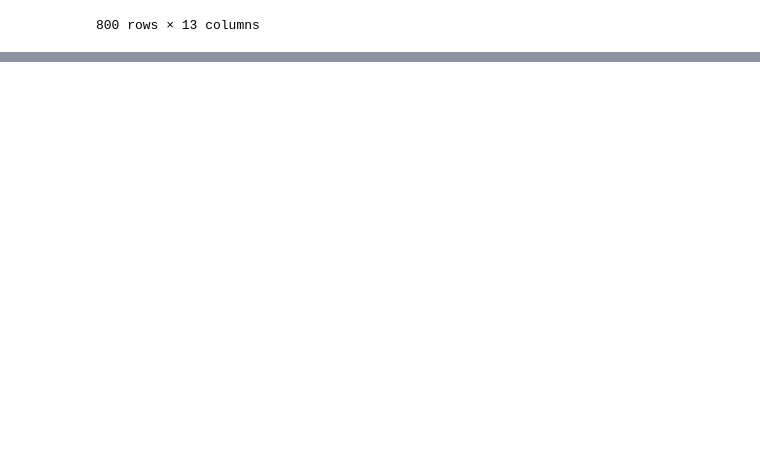
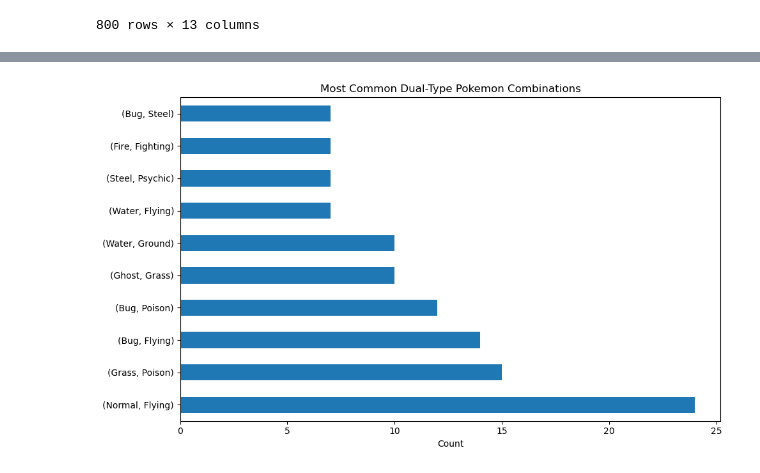
Before and after one commit to przemekrn/Pokemon_Analysis, a Jupyter notebook: PokemonProject-checkpoint.ipynb, the cells around one changed output, grey strips where cells are left out. Saved outputs shown, nothing was run; the diff lists cells and outputs as text; code cells hidden in the pictures; blank space fills up the shorter version.

```diff
--- a/PokemonProject-checkpoint.ipynb
+++ b/PokemonProject-checkpoint.ipynb
@@ -47,0 +138,16 @@ plt.show()
+# %%
+# Count the number of Pokemon with each type combination
+type_combinations = pokemon_df[['Type 1', 'Type 2']].dropna().apply(tuple, axis=1).value_counts()
+sorted_combinations = type_combinations.sort_values(ascending=False)
+# Select the top 20 most common type combinations
+top_combinations = sorted_combinations.head(10)
+# %%
+# Create a horizontal bar plot to visualize the most common type combinations
+plt.figure(figsize=(10, 6))
+top_combinations.plot(kind='barh')
+plt.title('Most Common Dual-Type Pokemon Combinations')
+plt.xlabel('Count')
+plt.tight_layout()
+plt.show()
+# %% [output]
+[figure, added]
```
Also changed, not shown: parts of 9 cells of this notebook.
